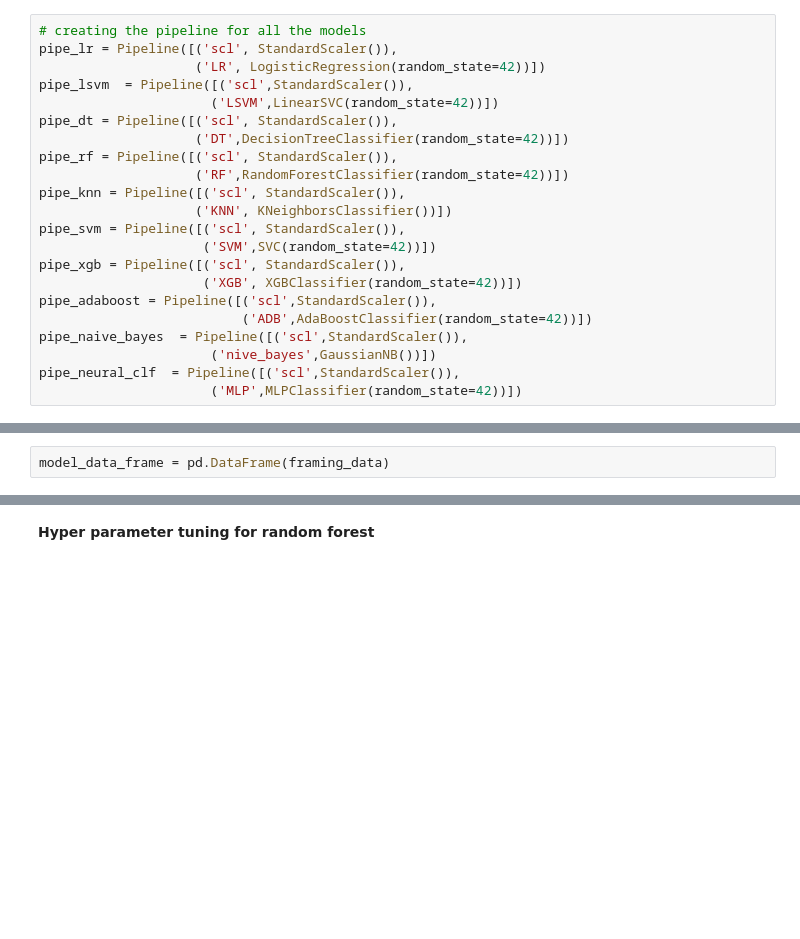
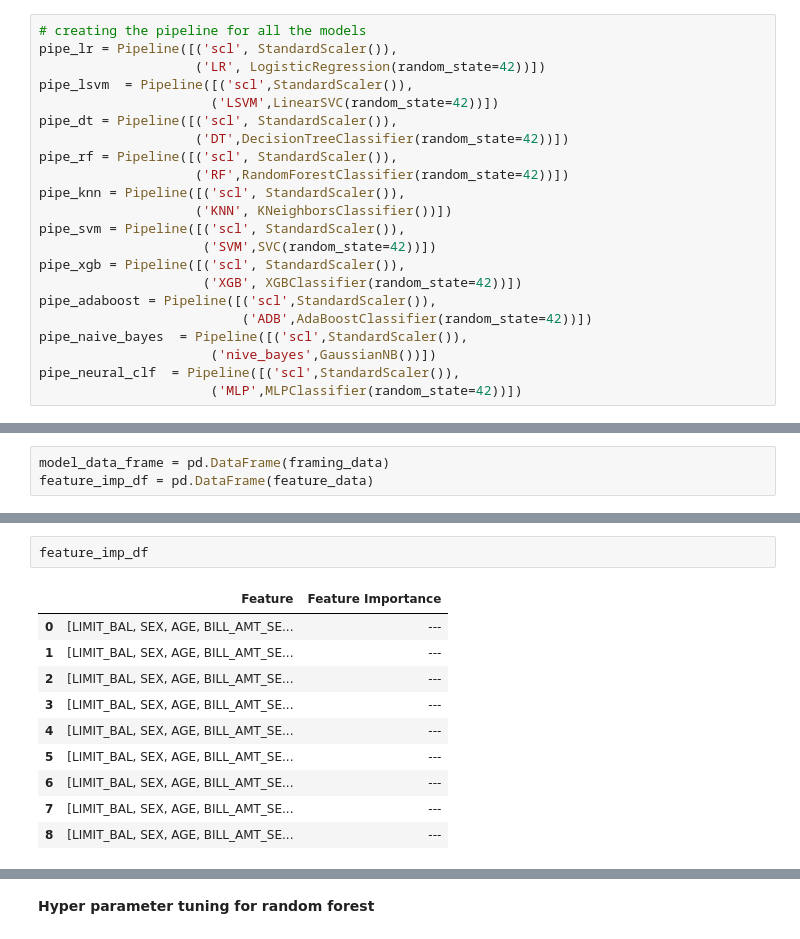
Before and after one commit to AyushSonuu/credit-card-default-ML-classification-capstone, a Jupyter notebook: Copy_of_Credit_Card_Default_Prediction_Capstone_Project.ipynb, the cells around one changed output, grey strips where cells are left out. Cells and saved outputs as stored; diff of their text form; blank space fills up the shorter version.

```diff
--- a/Copy_of_Credit_Card_Default_Prediction_Capstone_Project.ipynb
+++ b/Copy_of_Credit_Card_Default_Prediction_Capstone_Project.ipynb
@@ -616,5 +654,6 @@ framing_data
 # %%
 model_data_frame = pd.DataFrame(framing_data)
+feature_imp_df = pd.DataFrame(feature_data)
 # %%
 model_data_frame
 # %% [output]
@@ -631,3 +670,16 @@ model_data_frame
+# %%
+feature_imp_df
+# %% [output]
+|  | Feature | Feature Importance |
+| 0 | [LIMIT_BAL, SEX, AGE, BILL_AMT_SE... | --- |
+| 1 | [LIMIT_BAL, SEX, AGE, BILL_AMT_SE... | --- |
+| 2 | [LIMIT_BAL, SEX, AGE, BILL_AMT_SE... | --- |
+| 3 | [LIMIT_BAL, SEX, AGE, BILL_AMT_SE... | --- |
+| 4 | [LIMIT_BAL, SEX, AGE, BILL_AMT_SE... | --- |
+| 5 | [LIMIT_BAL, SEX, AGE, BILL_AMT_SE... | --- |
+| 6 | [LIMIT_BAL, SEX, AGE, BILL_AMT_SE... | --- |
+| 7 | [LIMIT_BAL, SEX, AGE, BILL_AMT_SE... | --- |
+| 8 | [LIMIT_BAL, SEX, AGE, BILL_AMT_SE... | --- |
 # %%
 a = list(model_data_frame["Name"])
 c = 0
```
Also changed, not shown: parts of 33 cells of this notebook.
